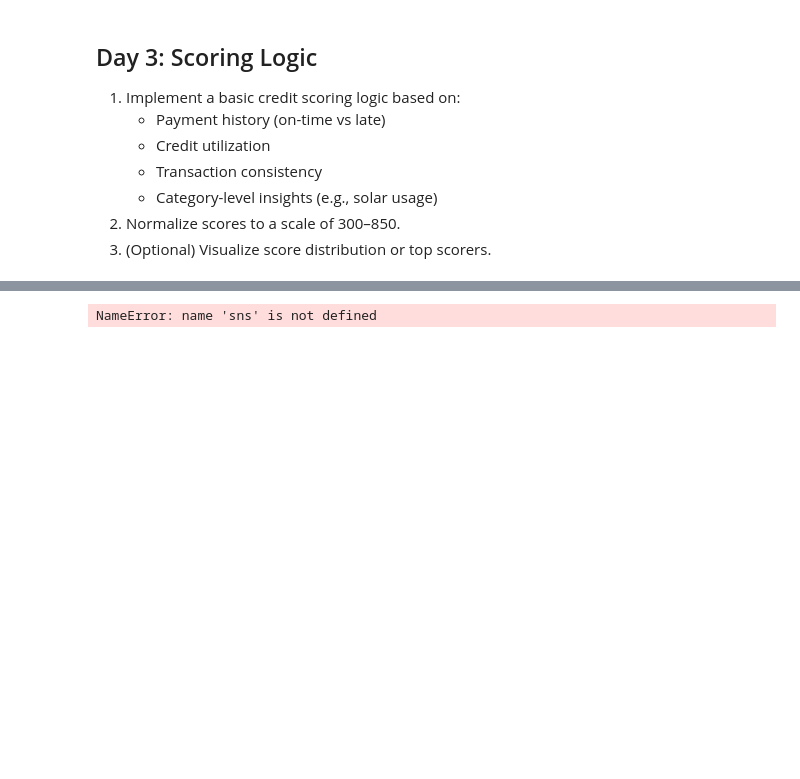
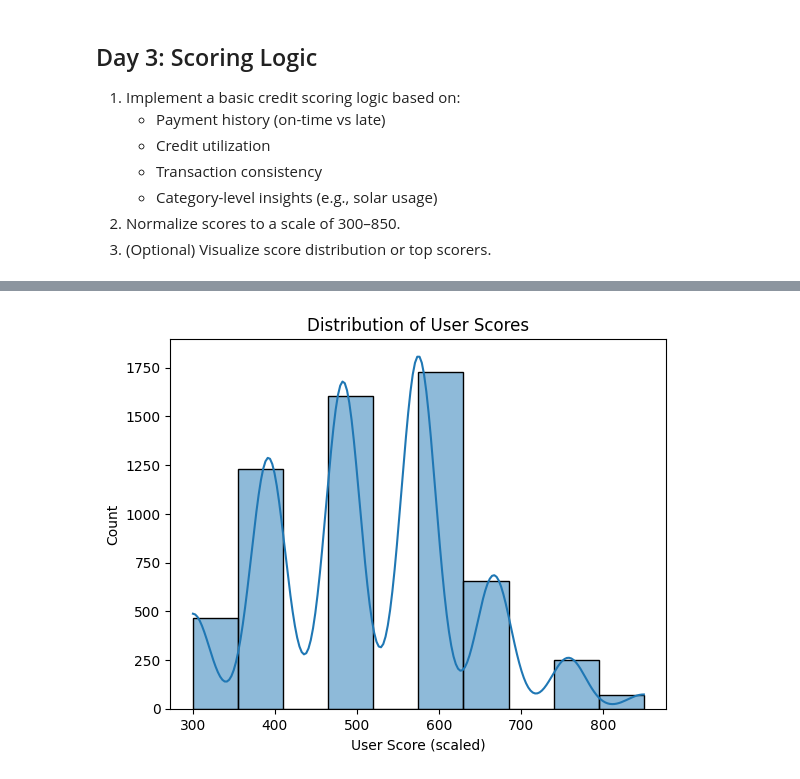
Before and after one commit to AduragbemiOyinlola/greensols, a Jupyter notebook: greensol_credit_scoring_assessment.ipynb, the cells around one changed output, grey strips where cells are left out. Saved outputs shown, nothing was run; the diff lists cells and outputs as text; code cells hidden in the pictures; blank space fills up the shorter version.

Commit message:
User score distribution viz

```diff
--- a/greensol_credit_scoring_assessment.ipynb
+++ b/greensol_credit_scoring_assessment.ipynb
@@ -510,6 +510,8 @@ clean_df.head(3)
 | 1 | 0062ca1b-7573-4160-85ef-838133c0427c | c53fb2a6-30a3-464f-b285-5b5b3fdbd030 | 2931.04 | 2024-10-12 | 2024-10-12 | solar | 112438.96 | 150000 | ... |
 | 2 | 0062ca1b-7573-4160-85ef-838133c0427c | 64fbd3ba-bd38-497f-8a63-c676a8e4c06c | 2717.07 | 2024-10-27 | 2024-10-27 | rent | 112652.93 | 150000 | ... |
 # %%
-sns.histplot(data=clean_df, x='norm_score', bins=20, kde=True);
+sns.histplot(data=clean_df, x='norm_score', bins=10, kde=True);
+plt.title("Distribution of User Scores")
+plt.xlabel("User Score (scaled)");
 # %% [output]
-NameError: name 'sns' is not defined
+[figure, added]
```
Also changed, not shown: parts of 6 cells of this notebook.
